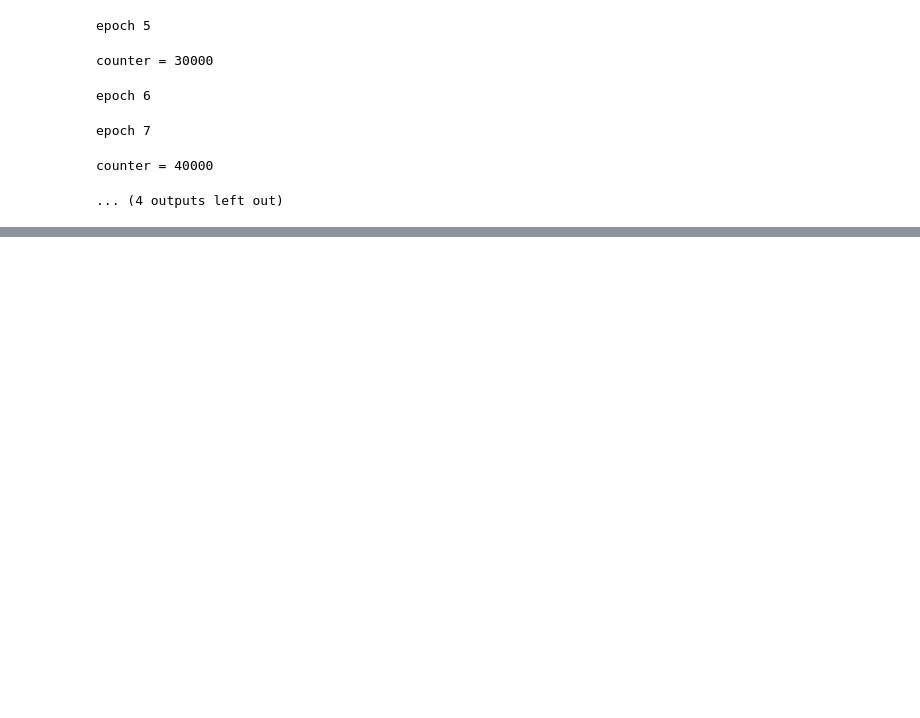
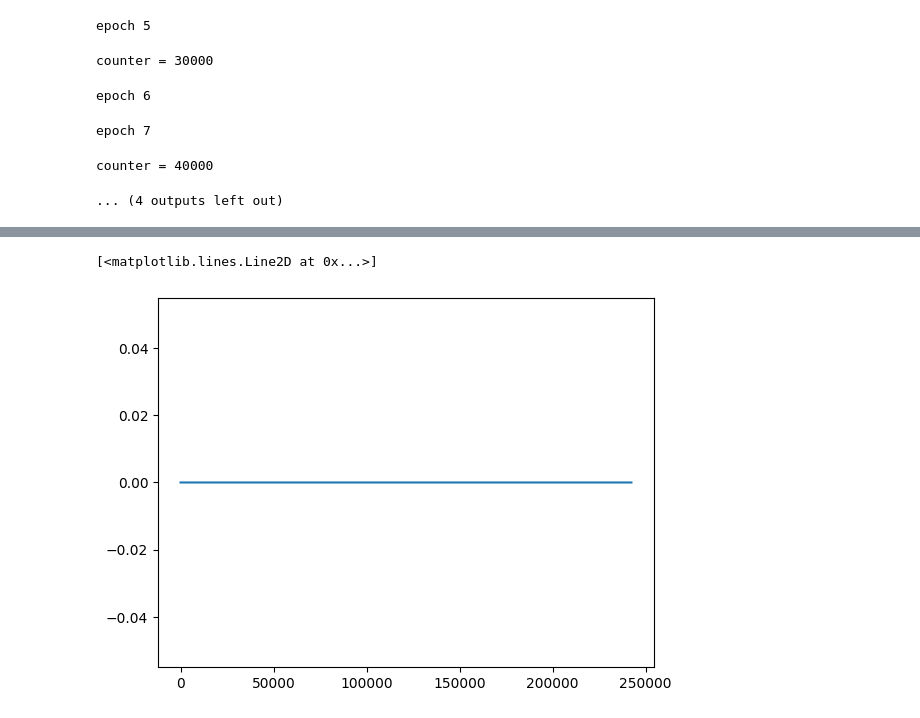
Before and after one commit to heesup/ECS273-Winter2023-Project, a Jupyter notebook: server/failure_detection/train.ipynb, the cells around one changed output, grey strips where cells are left out. Drawn from its saved outputs; the diff is of its cells as text; code cells hidden in the pictures; blank space fills up the shorter version.

```diff
--- a/server/failure_detection/train.ipynb
+++ b/server/failure_detection/train.ipynb
@@ -362,0 +385,5 @@ plt.show()
+# %%
+plt.plot([elem1 for elem1, elem2 in failure_p])
+# %% [output]
+[<matplotlib.lines.Line2D at 0x...>]
+[figure, added]
```
Also changed, not shown: parts of 13 cells of this notebook, 17 other files.
